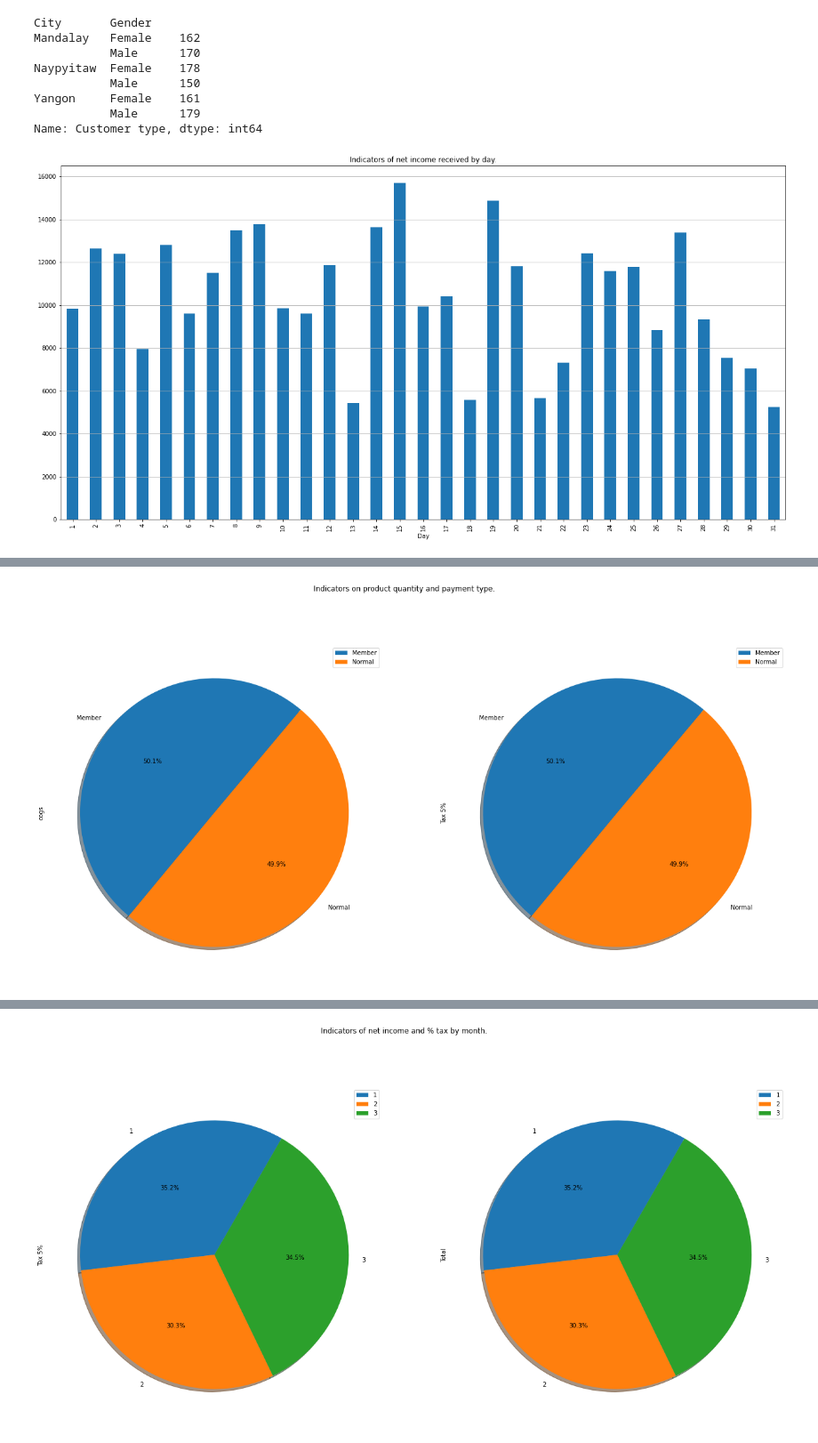
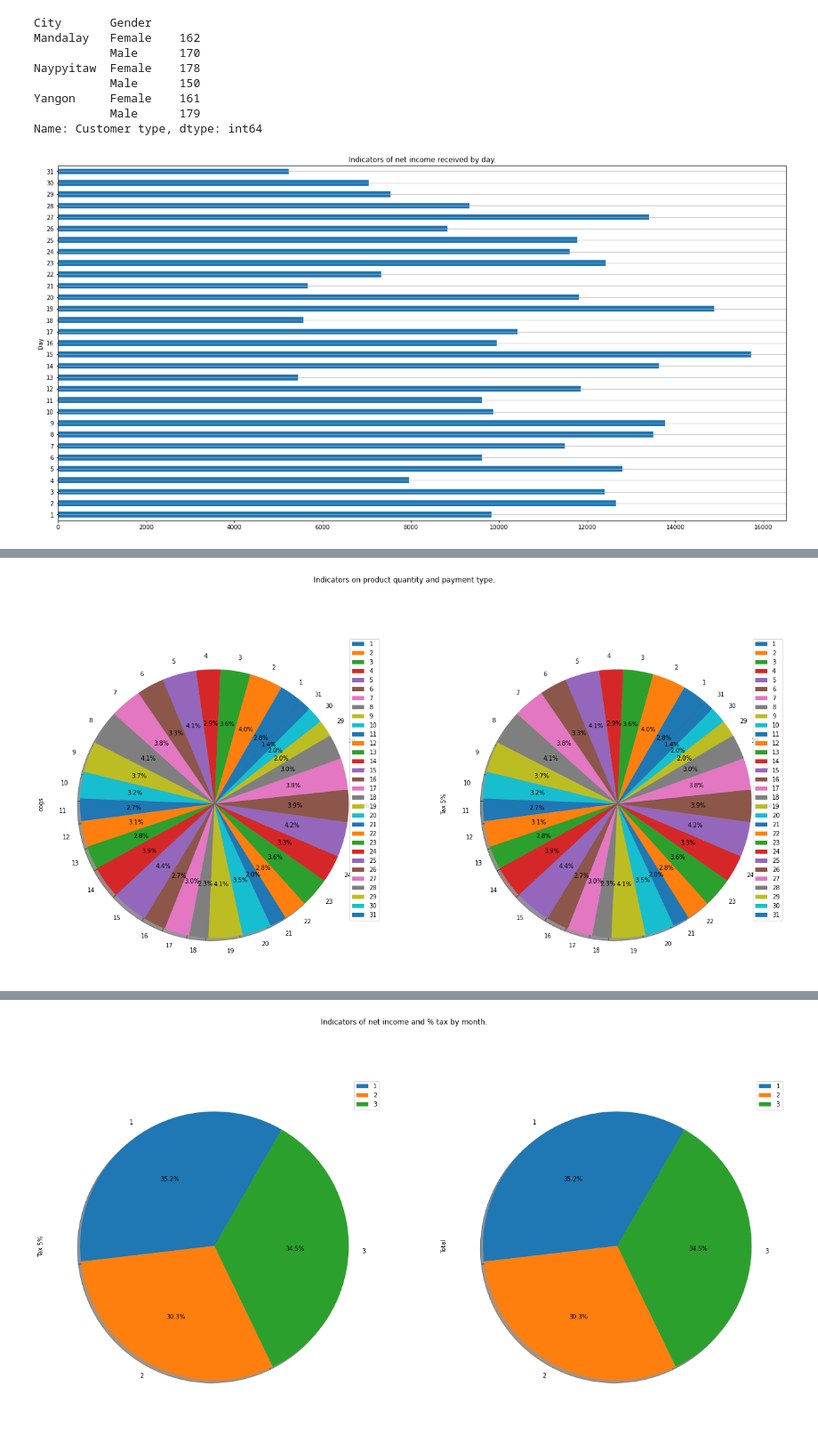
Before and after one commit to ShaxobiddinMukhiddinov/SuperMarket_analysis, a Jupyter notebook: MarketVisual.ipynb, the cells around one changed output, grey strips where cells are left out. Shown at 89% size. Drawn from its saved outputs; the diff is of its cells as text; code cells hidden in the pictures.

```diff
--- a/MarketVisual.ipynb
+++ b/MarketVisual.ipynb
@@ -157,10 +173,10 @@ Name: Customer type, dtype: int64
 # %%
 #3
 data_total = df.groupby(['Day']).sum()['Total']
-b = data_total.plot(kind='bar', figsize=(22,11), title="Indicators of net income received by day.")
+b = data_total.plot(kind='barh', figsize=(22,11), title="Indicators of net income received by day.")
 plt.grid(axis='y')
 # %% [output]
-[figure, old version]
+[figure, new version]
 # %%
 data_total
 # %% [output]
@@ -183,10 +199,10 @@ Day
 Name: Total, dtype: float64
 # %%
 #4
-data_product = df.groupby('Customer type')['cogs','Tax 5%'].count()
+data_product = df.groupby('Day')['cogs','Tax 5%'].count()
 d = data_product.plot(kind='pie', figsize=(22,11),autopct='%1.1f%%', subplots=True, shadow=True, startangle=50,  title='Indicators on product quantity and payment type.')
 # %% [output]
-[figure, old version]
+[figure, new version]
 # %%
 data_product
 # %% [output]
```
Also changed, not shown: parts of 19 cells of this notebook.
